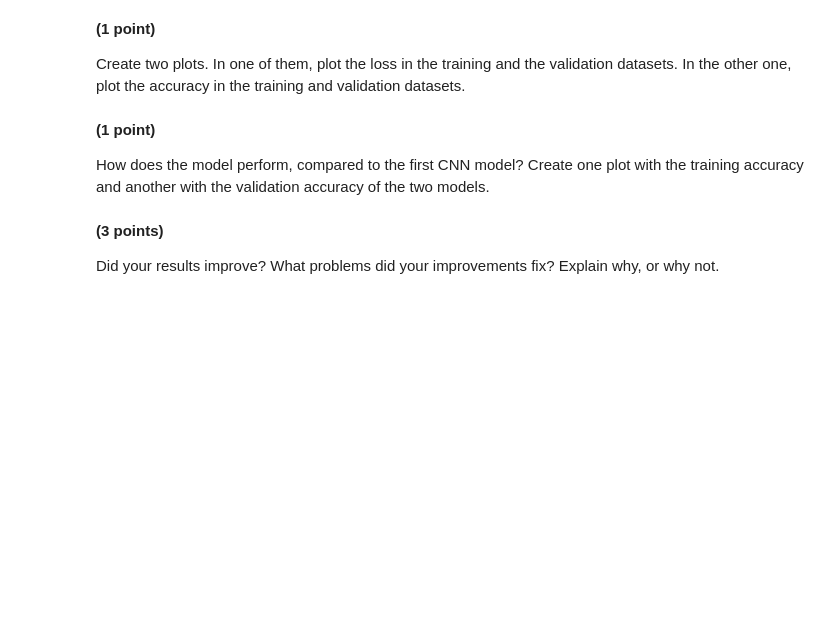
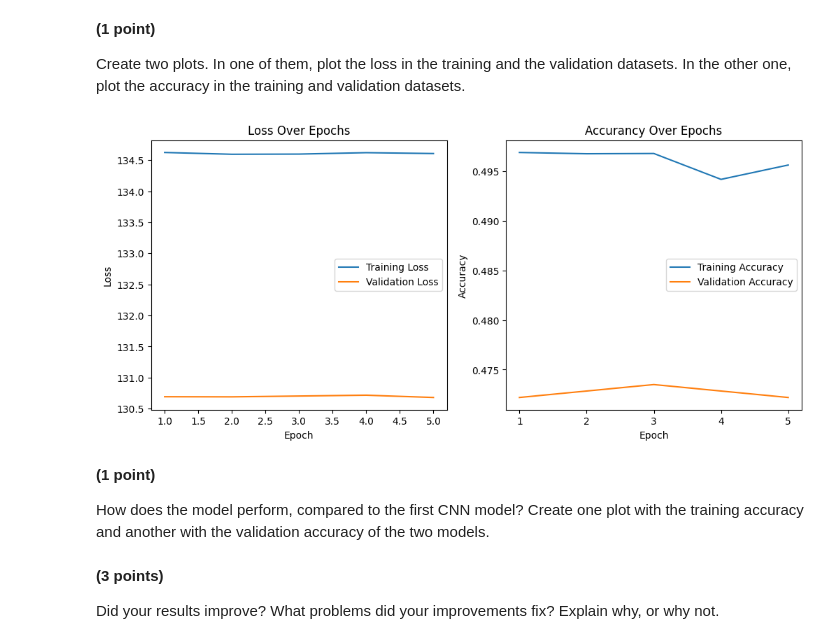
Before and after one commit to chenbin234/SSY340_Deep_machine_learning, a Jupyter notebook: HA1/HA1.ipynb, the cells around one changed output. Drawn from its saved outputs; the diff is of its cells as text; code cells hidden in the pictures; blank space fills up the shorter version.

```diff
--- a/HA1/HA1.ipynb
+++ b/HA1/HA1.ipynb
@@ -775,0 +854,6 @@ Now you are free to create whichever model you want. A simple improvement based
+# %%
+loss_fn2 = nn.BCELoss()
+optimizer2 = torch.optim.Adam(model.parameters(), lr=1e-4)
+num_epochs = 5
+
+impr_model, impr_train_losses, impr_train_accs, impr_val_losses, impr_val_accs = training_loop(second_model, optimizer2, loss_fn2, small_train_dataloader, small_val_dataloader, num_epochs=num_epochs, print_every=10)
@@ -782,3 +881,30 @@ Create two plots. In one of them, plot the loss in the training and the validati
+# %%
+# YOUR CODE HERE
+impr_train_losses_window_average = window_average(impr_train_losses, small_train_dataloader)
+impr_train_accs_window_average = window_average(impr_train_accs, small_train_dataloader)
+
+fig, (ax1, ax2) = plt.subplots(nrows=1, ncols=2, figsize=(12,5))
+x = np.arange(1,num_epochs+1)
+
+ax1.plot(x, impr_train_losses_window_average, label='Training Loss')
+ax1.plot(x, impr_val_losses, label='Validation Loss')
+ax1.set_title('Loss Over Epochs')
+ax1.set_xlabel('Epoch')
+ax1.set_ylabel('Loss')
+ax2.set_xticks(x)
+ax1.legend()
+
+ax2.plot(x, impr_train_accs_window_average, label='Training Accuracy')
+ax2.plot(x, impr_val_accs, label='Validation Accuracy')
+ax2.set_title('Accurancy Over Epochs')
+ax2.set_xlabel('Epoch')
+ax2.set_ylabel('Accuracy')
+ax2.set_xticks(x)
+ax2.legend()
+
+plt.show()
+# %% [output]
+[figure, added]
 # %% [markdown]
 **(1 point)**
 
```
Also changed, not shown: parts of 9 cells of this notebook.
